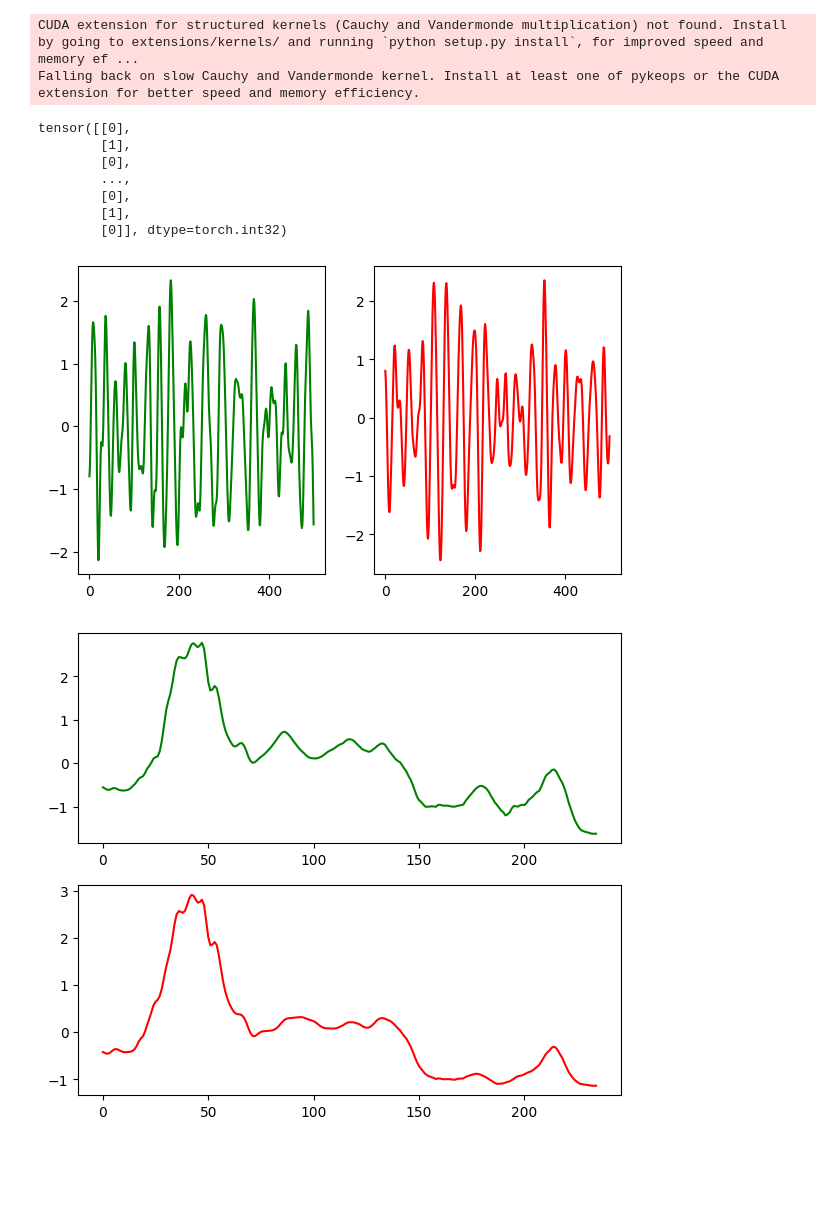
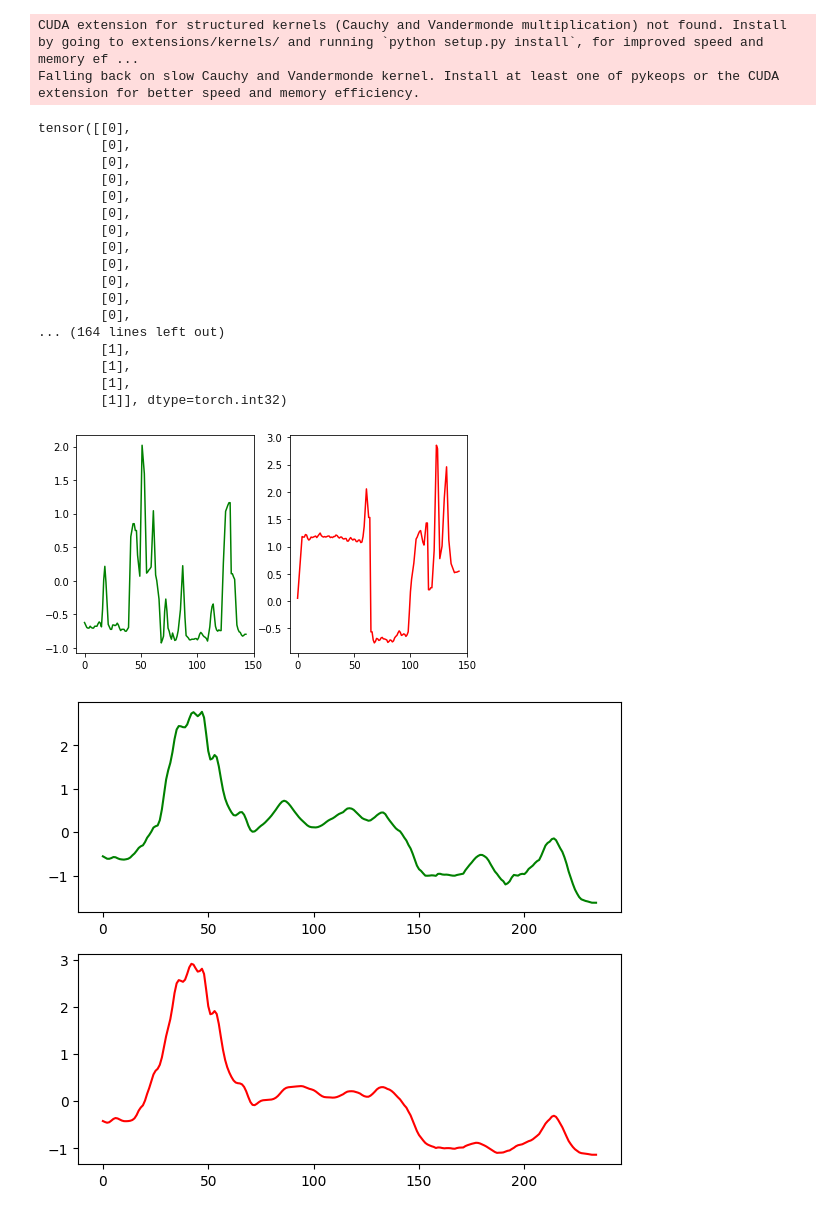
Before and after one commit to petrsokerin/Hidden_adversarial_attacks, a Jupyter notebook: notebooks/Random_pictures.ipynb, the cells around one changed output. Saved outputs shown, nothing was run; the diff lists cells and outputs as text; code cells hidden in the pictures; blank space fills up the shorter version.

```diff
--- a/notebooks/Random_pictures.ipynb
+++ b/notebooks/Random_pictures.ipynb
@@ -28,30 +28,40 @@ from src.models.LSTM import LSTM
 CUDA extension for structured kernels (Cauchy and Vandermonde multiplication) not found. Install by going to extensions/kernels/ and running `python setup.py install`, for improved speed and memory ef ...
 Falling back on slow Cauchy and Vandermonde kernel. Install at least one of pykeops or the CUDA extension for better speed and memory efficiency.
 # %%
-X_train, y_train, X_test, y_test = load_data('FordA')
+X_train, y_train, X_test, y_test = load_data('PowerCons')
 X_train, X_test, y_train, y_test = transform_data(X_train, X_test, y_train, y_test, slice_data=False)
 # %%
 y_train
 # %% [output]
 tensor([[0],
+        [0],
+        [0],
+        [0],
+        [0],
+        [0],
+        [0],
+        [0],
+        [0],
+        [0],
+        [0],
+        [0],
+... (164 lines left out)
         [1],
-        [0],
-        ...,
-        [0],
         [1],
-        [0]], dtype=torch.int32)
+        [1],
+        [1]], dtype=torch.int32)
 # %%
 ind_worked = 0
-ind_broken = 1
+ind_broken = -1
 data_worked = X_train[ind_worked].numpy()
 data_broken = X_train[ind_broken].numpy()
 
 fig, ax = plt.subplots(1, 2, figsize=(7, 4))
 ax[0].plot(data_worked, c='green')
 ax[1].plot(data_broken, c='red')
 plt.show()
 # %% [output]
-[figure, old version]
+[figure, new version]
 # %%
 X_train, y_train, X_test, y_test = load_data('Strawberry')
 X_train, X_test, y_train, y_test = transform_data(X_train, X_test, y_train, y_test, slice_data=False)
```
Also changed, not shown: 6 other files.
